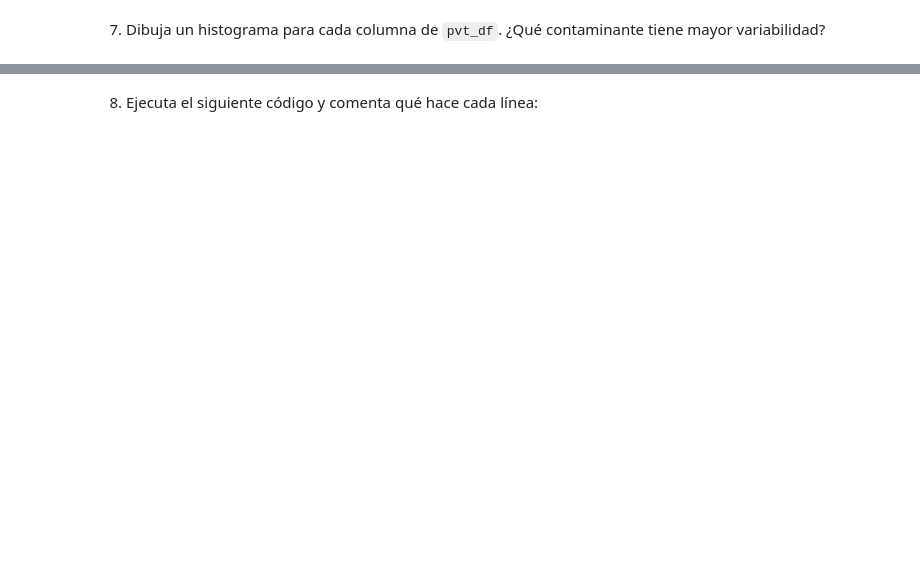
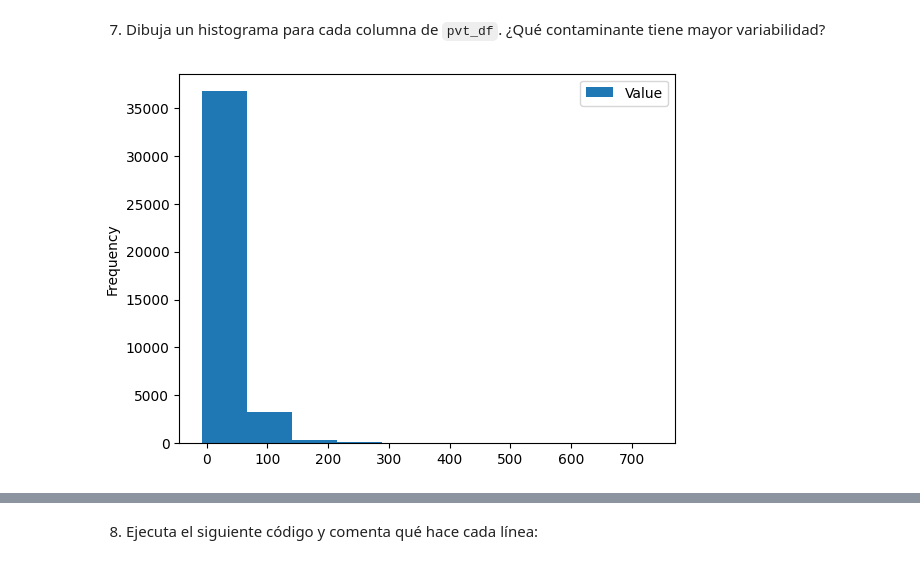
Before and after one commit to jericohd/Scrapy_NASA, a Jupyter notebook: Actividad_2_Pandas_Analysis.ipynb, the cells around one changed output, grey strips where cells are left out. Drawn from its saved outputs; the diff is of its cells as text; code cells hidden in the pictures; blank space fills up the shorter version.

```diff
--- a/Actividad_2_Pandas_Analysis.ipynb
+++ b/Actividad_2_Pandas_Analysis.ipynb
@@ -71,2 +165,5 @@ air_df.tail(10)
 # %% [markdown]
 5.	El conjunto de datos está en un formato largo. Aplique la función apropiada para cambiarlo al formato ancho (`ReadingDateTime` como índice y cada contaminante en una columna). Nombre el dataframe resultante como `pvt_df`.
+# %%
+pvt_df = air_df.set_index('ReadingDateTime')
+pvt_df.head(5)
@@ -80,2 +205,6 @@ air_df.tail(10)
 # %% [markdown]
 7.	Dibuja un histograma para cada columna de `pvt_df`. ¿Qué contaminante tiene mayor variabilidad?
+# %%
+histogram = pvt_df.plot.hist()
+# %% [output]
+[figure, added]
```
Also changed, not shown: parts of 20 cells of this notebook.
